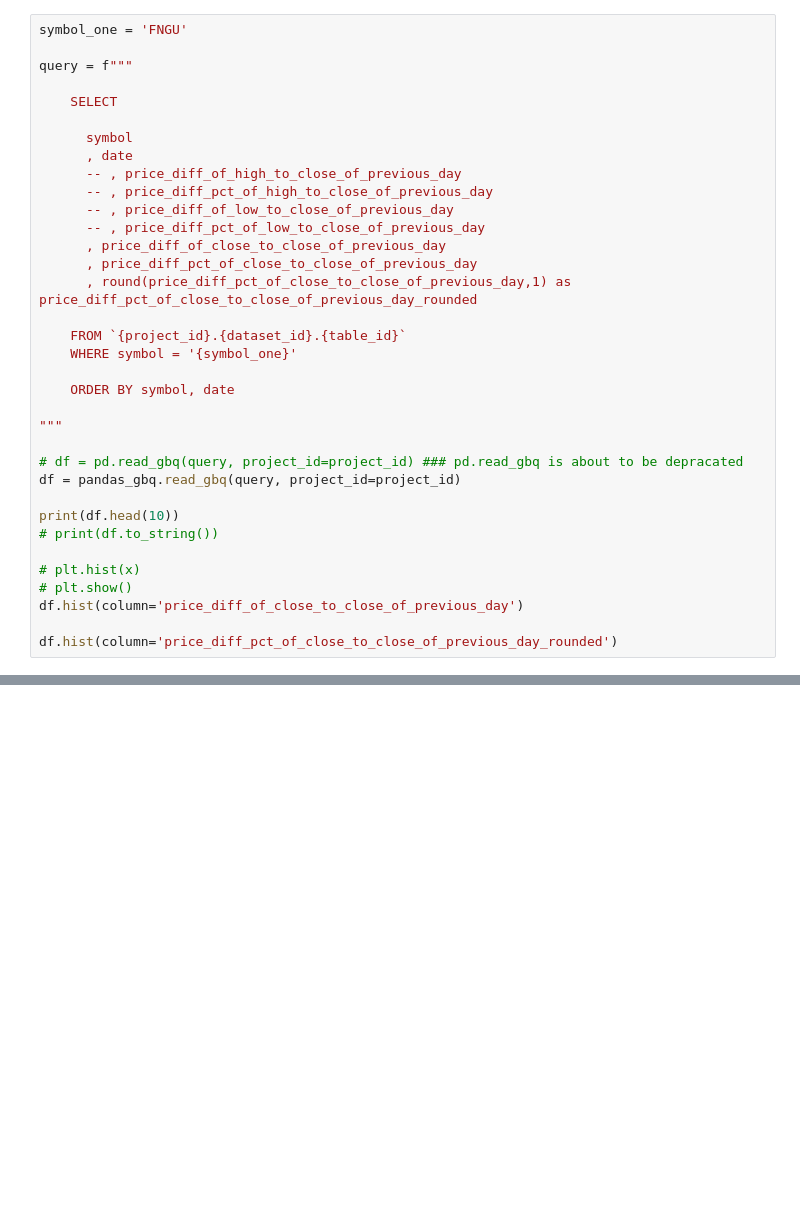
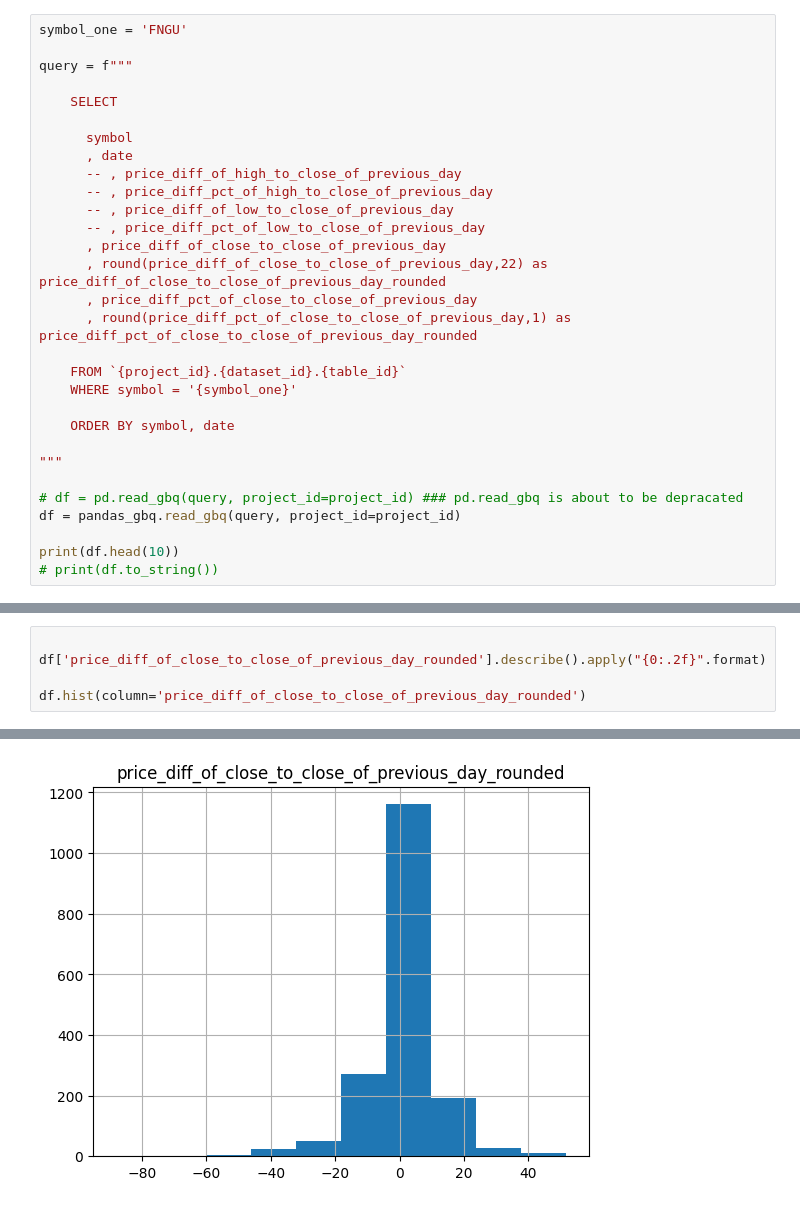
Before and after one commit to ahmed-u-khan/stock_analysis, a Jupyter notebook: expected_price_changes.ipynb, the cells around one changed output, grey strips where cells are left out. Cells and saved outputs as stored; diff of their text form; blank space fills up the shorter version.

```diff
--- a/expected_price_changes.ipynb
+++ b/expected_price_changes.ipynb
@@ -36,6 +41,7 @@ query = f"""
       -- , price_diff_of_low_to_close_of_previous_day
       -- , price_diff_pct_of_low_to_close_of_previous_day
       , price_diff_of_close_to_close_of_previous_day
+      , round(price_diff_of_close_to_close_of_previous_day,22) as price_diff_of_close_to_close_of_previous_day_rounded
       , price_diff_pct_of_close_to_close_of_previous_day
       , round(price_diff_pct_of_close_to_close_of_previous_day,1) as price_diff_pct_of_close_to_close_of_previous_day_rounded
 
@@ -51,10 +57,4 @@ df = pandas_gbq.read_gbq(query, project_id=project_id)
 
 print(df.head(10))
 # print(df.to_string())
-
-# plt.hist(x)
-# plt.show()
-df.hist(column='price_diff_of_close_to_close_of_previous_day')
-
-df.hist(column='price_diff_pct_of_close_to_close_of_previous_day_rounded')
 # %% [output]
@@ -75,0 +76,6 @@ array([[<Axes: title={'center': 'price_diff_pct_of_close_to_close_of_previous_da
+# %%
+
+df['price_diff_of_close_to_close_of_previous_day_rounded'].describe().apply("{0:.2f}".format)
+
+df.hist(column='price_diff_of_close_to_close_of_previous_day_rounded')
+# %% [output]
@@ -75,0 +94 @@ array([[<Axes: title={'center': 'price_diff_pct_of_close_to_close_of_previous_da
+[figure, added]
```
Also changed, not shown: parts of 10 cells of this notebook.
